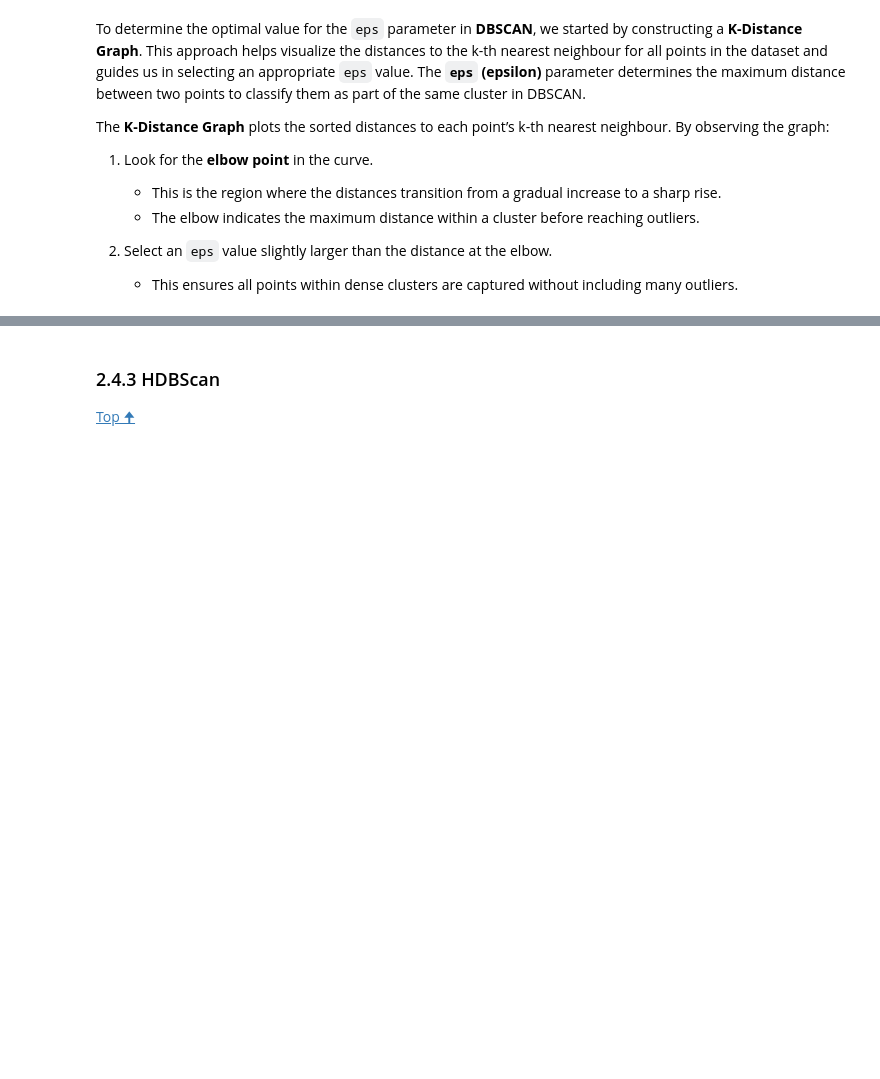
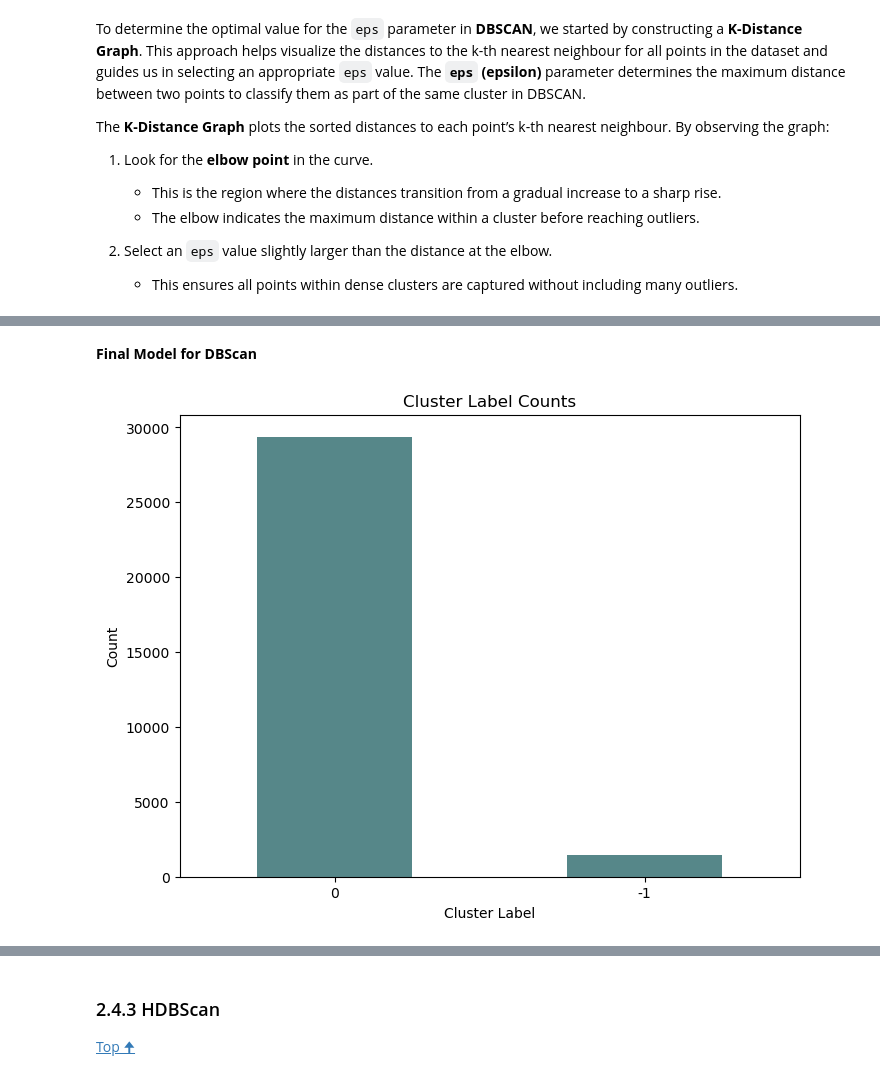
Before and after one commit to antoniooliveira03/data_mining, a Jupyter notebook: spending_data segmentation.ipynb, the cells around one changed output, grey strips where cells are left out. Cells and saved outputs as stored; diff of their text form; code cells hidden in the pictures; blank space fills up the shorter version.

```diff
--- a/spending_data segmentation.ipynb
+++ b/spending_data segmentation.ipynb
@@ -345,10 +317,0 @@ som = MiniSom(
-# %%
-# Set the seed of Numpy just to be sure of replicability
-np.random.seed(42)
-
-num_iterations = 1000
-
-q_errors = []
-for i in range(1, num_iterations):
-    som.train_batch(scaled_data, i)
-    q_errors.append(som.quantization_error(scaled_data))
@@ -357,6 +317,0 @@ plt.plot(q_errors)
-# %%
-# Setting up the same som again and retraining it
-som = MiniSom(
-    15, 15, 52, sigma=0.5,
-    learning_rate=1, neighborhood_function='gaussian', random_seed=42)
-som.train(scaled_data, 800)
@@ -498,8 +398,8 @@ The **K-Distance Graph** plots the sorted distances to each point’s k-th neare
 # %%
 # K-distance graph to find the right eps value
 neigh = NearestNeighbors(n_neighbors=20)
-neigh.fit(spending_data)
-distances, _ = neigh.kneighbors(spending_data)
+neigh.fit(scaled_data)
+distances, _ = neigh.kneighbors(scaled_data)
 distances = np.sort(distances[:, -1])
 
 # Plot the distances
@@ -544,0 +439,9 @@ plot_evaluation_scores(db_results_df, path+'DBScan_scores')
+# %% [markdown]
+**Final Model for DBScan**
+# %%
+dbscan = DBSCAN(eps = 0.45)
+dblabels = dbscan.fit_predict(scaled_data)
+# %%
+f.plot_counts(dblabels)
+# %% [output]
+[figure, added]
```
Also changed, not shown: parts of 53 cells of this notebook.
